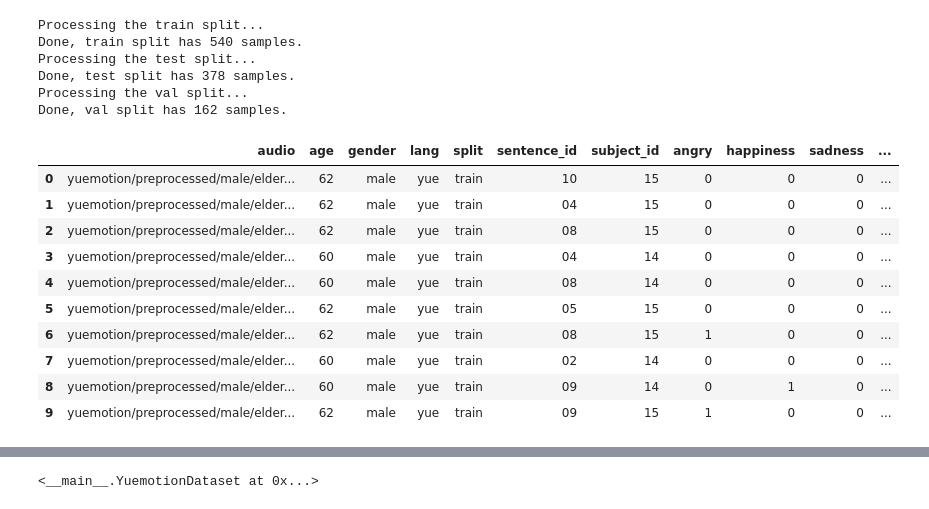
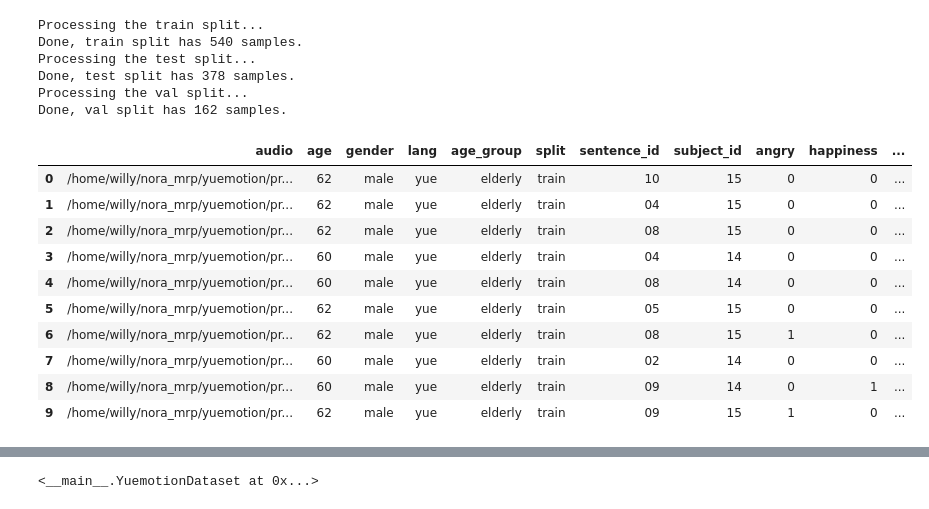
Before and after one commit to HLTCHKUST/elderly_ser, a Jupyter notebook: yuemotion_data_loader.ipynb, the cells around one changed output, grey strips where cells are left out. Cells and saved outputs as stored; diff of their text form; code cells hidden in the pictures.

Commit message:
Added yuemotion in load_dataset

```diff
--- a/yuemotion_data_loader.ipynb
+++ b/yuemotion_data_loader.ipynb
@@ -289,6 +290,7 @@ def load_yuemotion(dataset_path):
                  "age": [],
                  "gender": [],
                  "lang": [],
+                 "age_group": [],
                  "split":[],
                  "sentence_id": [],
                  "subject_id": []}
@@ -299,8 +301,8 @@ def load_yuemotion(dataset_path):
     yuemotion_test = YuemotionDataset(dataset_path, split="test")
     yuemotion_val = YuemotionDataset(dataset_path, split="val")
     dataset_splits = {"train": yuemotion_train,
-              "test": yuemotion_test,
-              "val": yuemotion_val}
+                      "test": yuemotion_test,
+                      "val": yuemotion_val}
 
     for split in dataset_splits:
         dataset = dataset_splits[split]
@@ -308,10 +310,15 @@ def load_yuemotion(dataset_path):
             data_dict["age"].append(sample["metadata"]["age"])
             data_dict["gender"].append(sample["metadata"]["gender"])
             data_dict["audio"].append(sample["metadata"]["audio_path"])
+            if sample["metadata"]["elderly_or_not"] == "elderly":
+                data_dict["age_group"].append("elderly")
+            else:
+                data_dict["age_group"].append("others")
             data_dict["sentence_id"].append(sample["metadata"]["sentence_id"])
             data_dict["subject_id"].append(sample["metadata"]["subject_id"])
             data_dict["split"].append(split)
             data_dict["lang"].append("yue")
+
 
             label = sample["label"]
             for emotion in label_dict.values():
@@ -323,7 +330,7 @@ def load_yuemotion(dataset_path):
     yuemotion_df = pd.DataFrame(data_dict)
     return yuemotion_df
 # %%
-df = load_yuemotion("yuemotion/preprocessed")
+yuemotion_df = load_yuemotion("/home/willy/nora_mrp/yuemotion/preprocessed")
 # %% [output]
 Processing the train split...
 Done, train split has 540 samples.
@@ -332,16 +339,16 @@ Done, test split has 378 samples.
 Processing the val split...
 Done, val split has 162 samples.
 # %%
-df.head(10)
+yuemotion_df.head(10)
 # %% [output]
-|  | audio | age | gender | lang | split | sentence_id | subject_id | angry | happiness | sadness | ... |
-| 0 | yuemotion/preprocessed/male/elder... | 62 | male | yue | train | 10 | 15 | 0 | 0 | 0 | ... |
-| 1 | yuemotion/preprocessed/male/elder... | 62 | male | yue | train | 04 | 15 | 0 | 0 | 0 | ... |
-| 2 | yuemotion/preprocessed/male/elder... | 62 | male | yue | train | 08 | 15 | 0 | 0 | 0 | ... |
-| 3 | yuemotion/preprocessed/male/elder... | 60 | male | yue | train | 04 | 14 | 0 | 0 | 0 | ... |
-| 4 | yuemotion/preprocessed/male/elder... | 60 | male | yue | train | 08 | 14 | 0 | 0 | 0 | ... |
-| 5 | yuemotion/preprocessed/male/elder... | 62 | male | yue | train | 05 | 15 | 0 | 0 | 0 | ... |
-| 6 | yuemotion/preprocessed/male/elder... | 62 | male | yue | train | 08 | 15 | 1 | 0 | 0 | ... |
-| 7 | yuemotion/preprocessed/male/elder... | 60 | male | yue | train | 02 | 14 | 0 | 0 | 0 | ... |
-| 8 | yuemotion/preprocessed/male/elder... | 60 | male | yue | train | 09 | 14 | 0 | 1 | 0 | ... |
-| 9 | yuemotion/preprocessed/male/elder... | 62 | male | yue | train | 09 | 15 | 1 | 0 | 0 | ... |
+|  | audio | age | gender | lang | age_group | split | sentence_id | subject_id | angry | happiness | ... |
+| 0 | /home/willy/nora_mrp/yuemotion/pr... | 62 | male | yue | elderly | train | 10 | 15 | 0 | 0 | ... |
+| 1 | /home/willy/nora_mrp/yuemotion/pr... | 62 | male | yue | elderly | train | 04 | 15 | 0 | 0 | ... |
+| 2 | /home/willy/nora_mrp/yuemotion/pr... | 62 | male | yue | elderly | train | 08 | 15 | 0 | 0 | ... |
+| 3 | /home/willy/nora_mrp/yuemotion/pr... | 60 | male | yue | elderly | train | 04 | 14 | 0 | 0 | ... |
+| 4 | /home/willy/nora_mrp/yuemotion/pr... | 60 | male | yue | elderly | train | 08 | 14 | 0 | 0 | ... |
+| 5 | /home/willy/nora_mrp/yuemotion/pr... | 62 | male | yue | elderly | train | 05 | 15 | 0 | 0 | ... |
+| 6 | /home/willy/nora_mrp/yuemotion/pr... | 62 | male | yue | elderly | train | 08 | 15 | 1 | 0 | ... |
+| 7 | /home/willy/nora_mrp/yuemotion/pr... | 60 | male | yue | elderly | train | 02 | 14 | 0 | 0 | ... |
+| 8 | /home/willy/nora_mrp/yuemotion/pr... | 60 | male | yue | elderly | train | 09 | 14 | 0 | 1 | ... |
+| 9 | /home/willy/nora_mrp/yuemotion/pr... | 62 | male | yue | elderly | train | 09 | 15 | 1 | 0 | ... |
```
Also changed, not shown: parts of 5 cells of this notebook, 1 other file.
